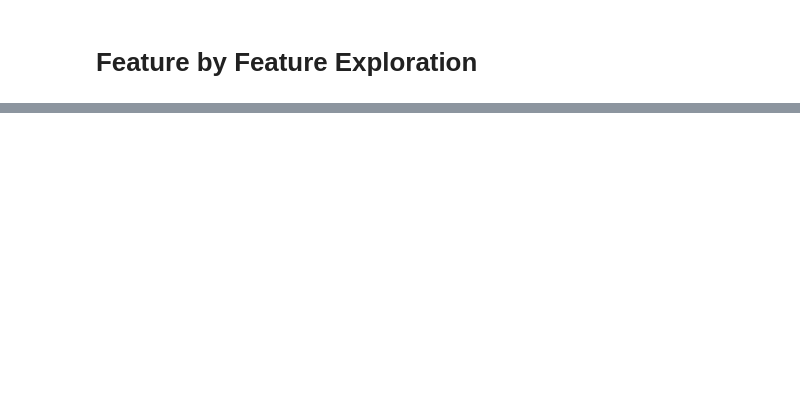
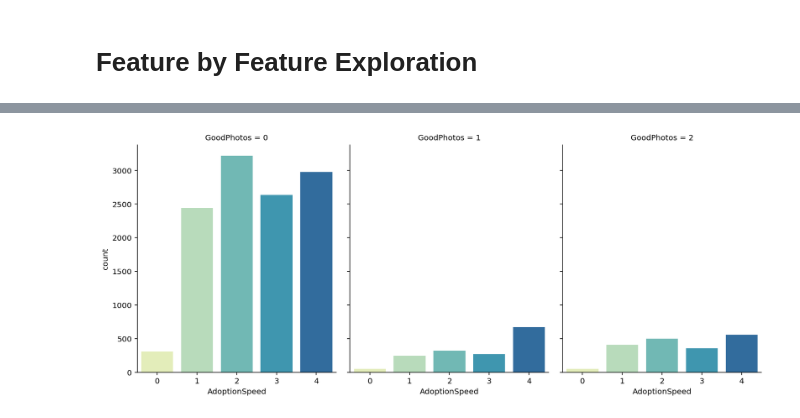
Before and after one commit to alhankeser/kaggle-petfinder, a Jupyter notebook: notebooks/step-by-step-eda-and-score-improvements.ipynb, the cells around one changed output, grey strips where cells are left out. Drawn from its saved outputs; the diff is of its cells as text; code cells hidden in the pictures; blank space fills up the shorter version.

```diff
--- a/notebooks/step-by-step-eda-and-score-improvements.ipynb
+++ b/notebooks/step-by-step-eda-and-score-improvements.ipynb
@@ -174,0 +365,3 @@ Score:  0.12413
+# %%
+train_df['AllPhotoScoresList'] = train_df['PetID']\
+    .apply(lambda x: get_photo_score(x, match='exact', start=1, stop=99, multiple=True))
@@ -174,0 +377,23 @@ Score:  0.12413
+# %%
+def count_good_photos(x):
+    count = 0
+    pet_type = x['Type']
+    if pet_type == 1:
+        good_threshold = 0.96
+    if pet_type == 2:
+        good_threshold = 0.99
+    try:
+        count = len(x[x > good_threshold])
+    except Exception:
+        pass
+    if count > 2:
+        count = '> 3'
+    return count
+
+train_df['GoodPhotos'] = train_df[['Type', 'AllPhotoScoresList']].apply(lambda x: count_good_photos(x), axis=1)
+
+sns.catplot("AdoptionSpeed", col="GoodPhotos",
+                 data=train_df,
+                kind="count", height=5, aspect=.8);
+# %% [output]
+[figure, added]
```
Also changed, not shown: parts of 54 cells of this notebook, 2 other files.
